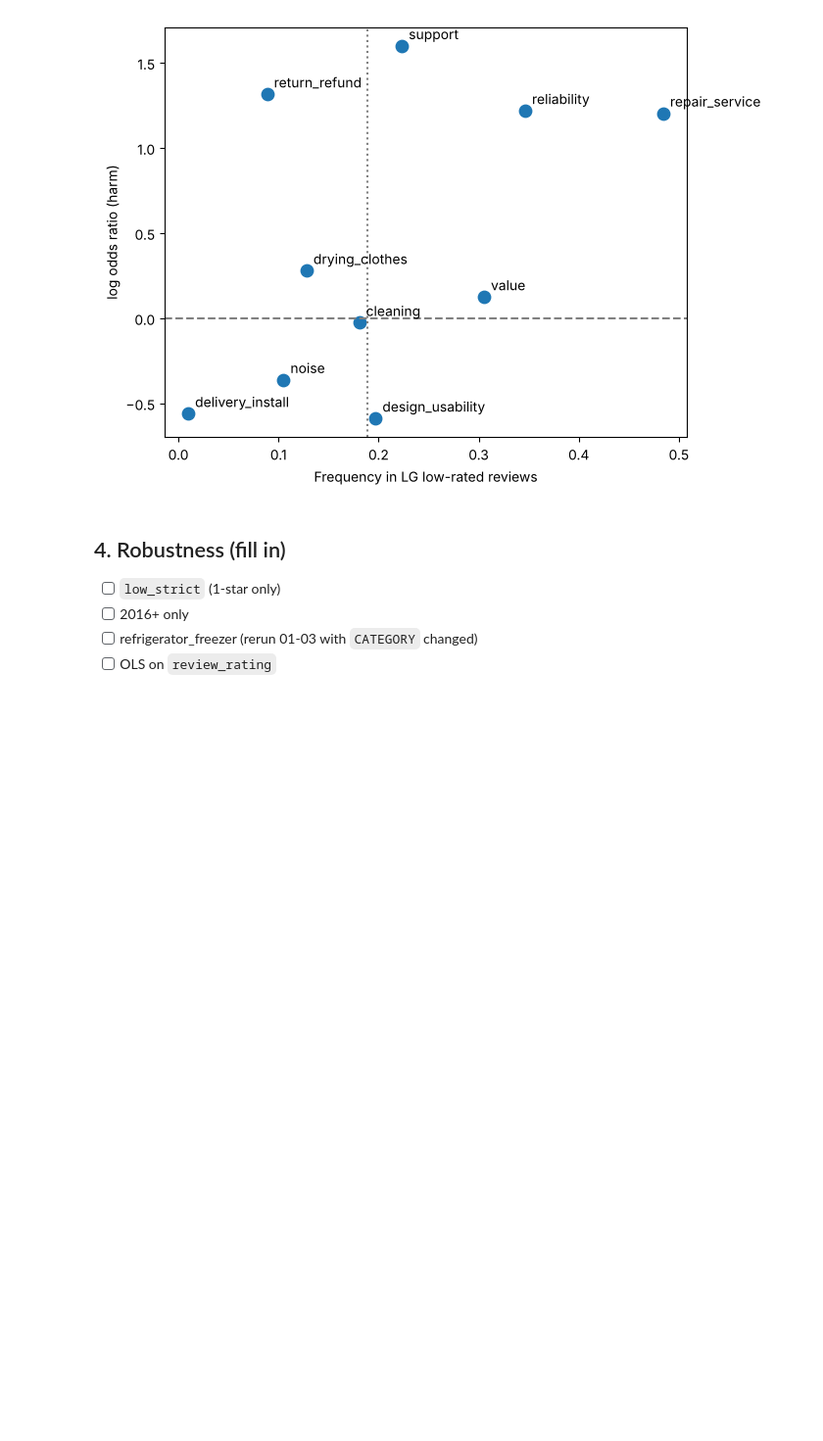
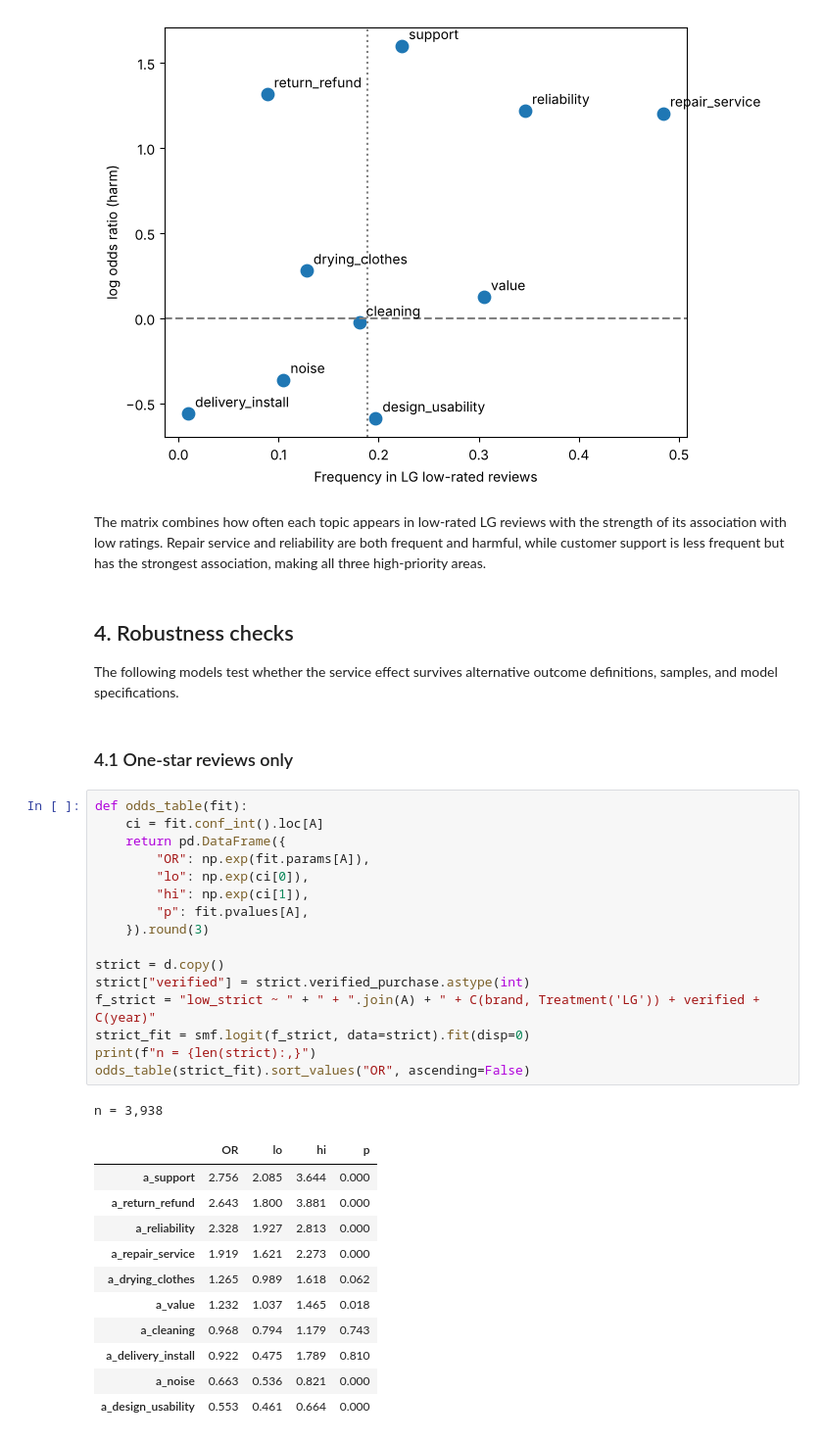
Before and after one commit to mfmatozza/marketing-project, a Jupyter notebook: 03_model_priorities.ipynb, the cells around one changed output. Shown at 98% size. Saved outputs shown, nothing was run; the diff lists cells and outputs as text; blank space fills up the shorter version.

```diff
--- a/03_model_priorities.ipynb
+++ b/03_model_priorities.ipynb
@@ -107,9 +118,39 @@ pri.sort_values("logOR", ascending=False)
 | a_delivery_install | 0.009852 | -0.560587 |
 | a_design_usability | 0.197044 | -0.588101 |
 [figure]
+# %% [markdown]
+The matrix combines how often each topic appears in low-rated LG reviews with the strength of its association with low ratings. Repair service and reliability are both frequent and harmful, while customer support is less frequent but has the strongest association, making all three high-priority areas.
 # %% [markdown]
-## 4. Robustness (fill in)
-- [ ] `low_strict` (1-star only)
-- [ ] 2016+ only
-- [ ] refrigerator_freezer (rerun 01-03 with `CATEGORY` changed)
-- [ ] OLS on `review_rating`
+## 4. Robustness checks
+The following models test whether the service effect survives alternative outcome definitions, samples, and model specifications.
+# %% [markdown]
+### 4.1 One-star reviews only
+# %%
+def odds_table(fit):
+    ci = fit.conf_int().loc[A]
+    return pd.DataFrame({
+        "OR": np.exp(fit.params[A]),
+        "lo": np.exp(ci[0]),
+        "hi": np.exp(ci[1]),
+        "p": fit.pvalues[A],
+    }).round(3)
+
+strict = d.copy()
+strict["verified"] = strict.verified_purchase.astype(int)
+f_strict = "low_strict ~ " + " + ".join(A) + " + C(brand, Treatment('LG')) + verified + C(year)"
+strict_fit = smf.logit(f_strict, data=strict).fit(disp=0)
+print(f"n = {len(strict):,}")
+odds_table(strict_fit).sort_values("OR", ascending=False)
+# %% [output]
+n = 3,938
+|  | OR | lo | hi | p |
+| a_support | 2.756 | 2.085 | 3.644 | 0.000 |
+| a_return_refund | 2.643 | 1.800 | 3.881 | 0.000 |
+| a_reliability | 2.328 | 1.927 | 2.813 | 0.000 |
+| a_repair_service | 1.919 | 1.621 | 2.273 | 0.000 |
+| a_drying_clothes | 1.265 | 0.989 | 1.618 | 0.062 |
+| a_value | 1.232 | 1.037 | 1.465 | 0.018 |
+| a_cleaning | 0.968 | 0.794 | 1.179 | 0.743 |
+| a_delivery_install | 0.922 | 0.475 | 1.789 | 0.810 |
+| a_noise | 0.663 | 0.536 | 0.821 | 0.000 |
+| a_design_usability | 0.553 | 0.461 | 0.664 | 0.000 |
```
Also changed, not shown: parts of 16 cells of this notebook, 2 other files.
